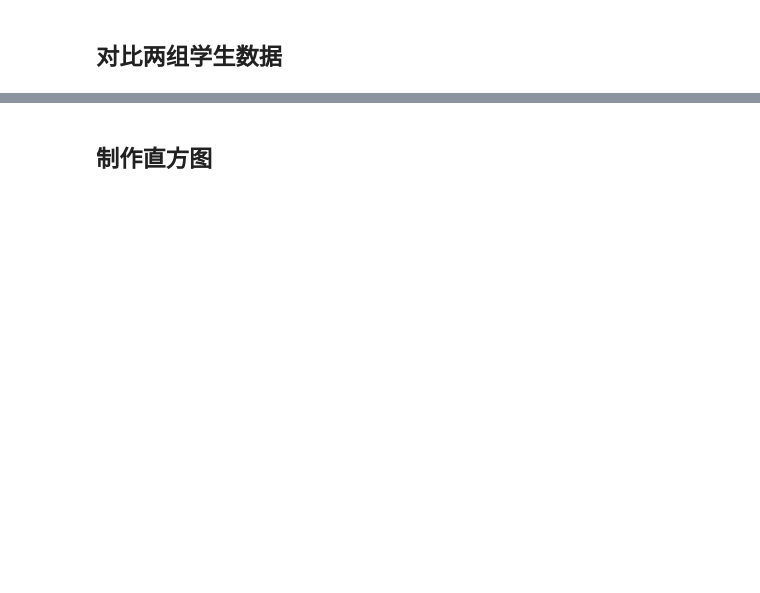
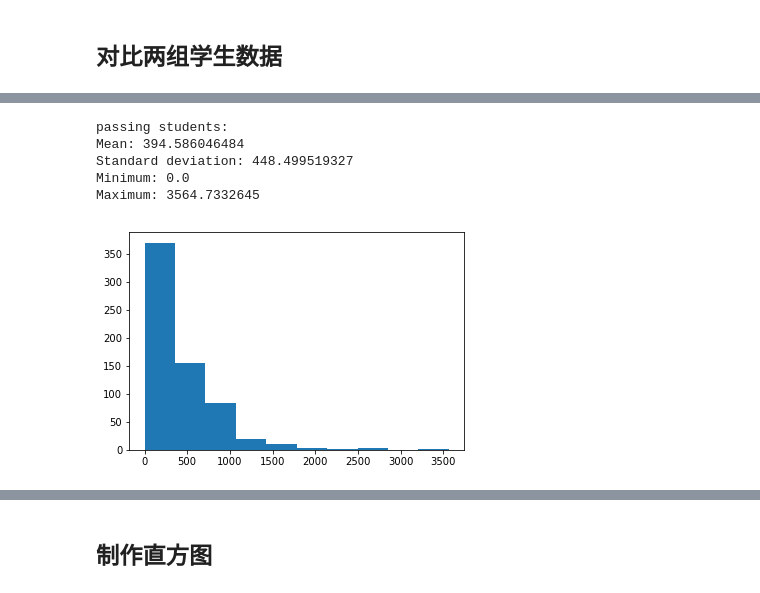
Before and after one commit to liuxiaozhu/data-analysis, a Jupyter notebook: l1-starter-code-zh-cn.ipynb, the cells around one changed output, grey strips where cells are left out. Saved outputs shown, nothing was run; the diff lists cells and outputs as text; code cells hidden in the pictures; blank space fills up the shorter version.

```diff
--- a/l1-starter-code-zh-cn.ipynb
+++ b/l1-starter-code-zh-cn.ipynb
@@ -388,0 +492,14 @@ non_passing_engagement =
+# %%
+print 'passing students:'
+passing_minutes = sum_grouped_items(
+    passing_engagement_by_account,
+    'total_minutes_visited'
+)
+describe_data(passing_minutes.values())
+# %% [output]
+passing students:
+Mean: 394.586046484
+Standard deviation: 448.499519327
+Minimum: 0.0
+Maximum: 3564.7332645
+[figure, added]
```
Also changed, not shown: parts of 16 cells of this notebook.
